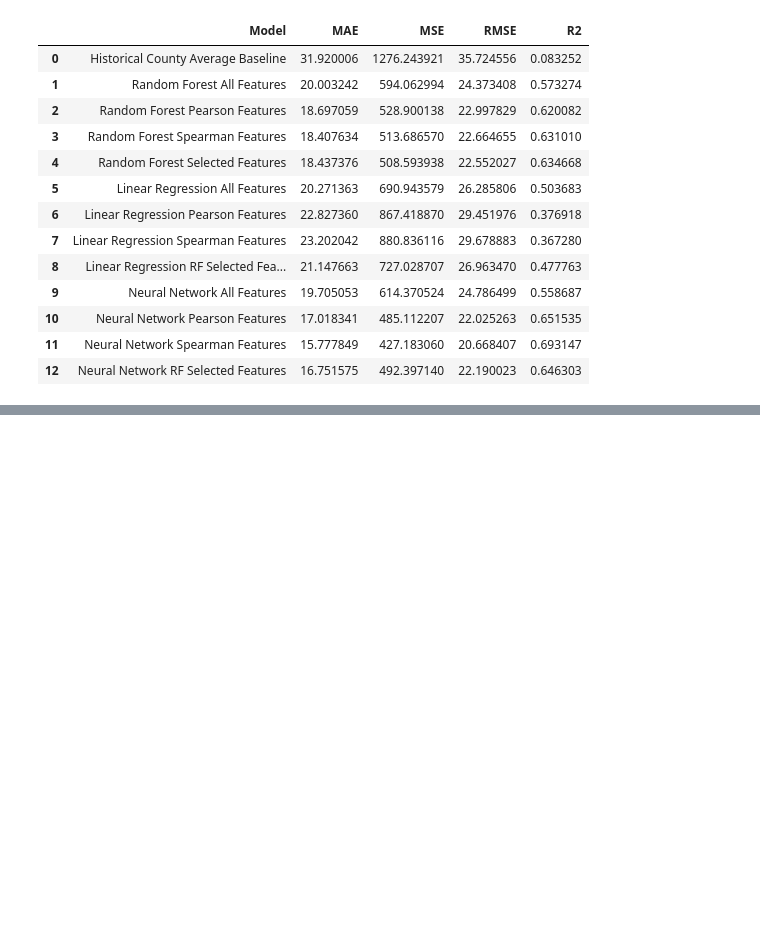
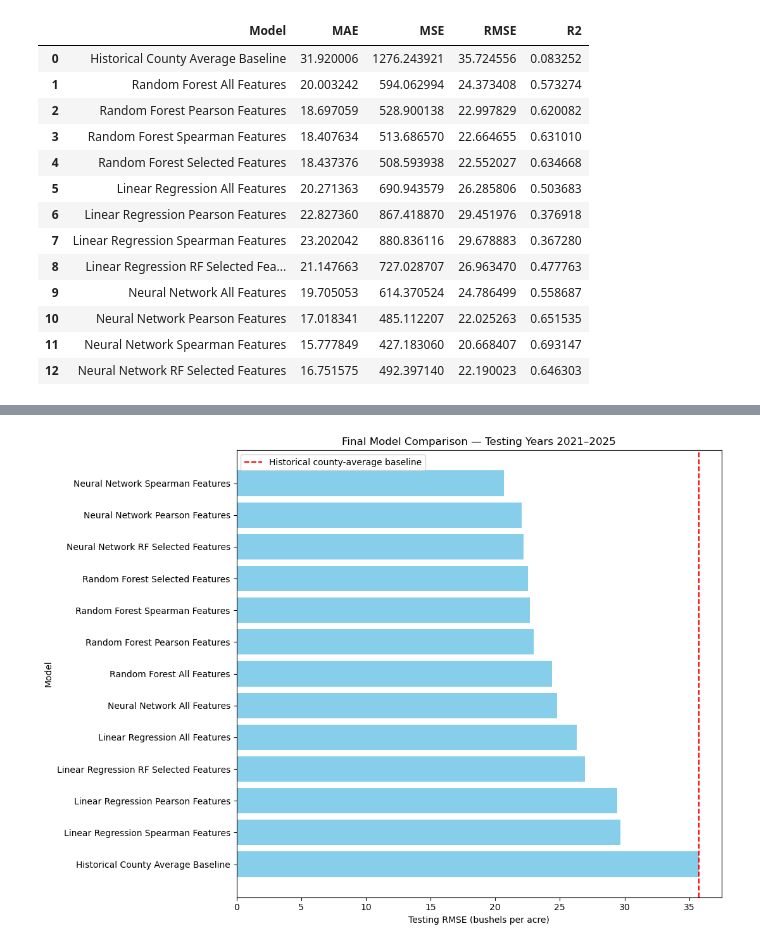
Before and after one commit to JTRIII/corn-yield-thesis, a Jupyter notebook: notebooks/06_model_evaluation_and_final_results.ipynb, the cells around one changed output, grey strips where cells are left out. Cells and saved outputs as stored; diff of their text form; code cells hidden in the pictures; blank space fills up the shorter version.

Commit message:
Final Testing Results Comparison

```diff
--- a/notebooks/06_model_evaluation_and_final_results.ipynb
+++ b/notebooks/06_model_evaluation_and_final_results.ipynb
@@ -3306,0 +3317,6 @@ final_model_comparison
+# %%
+final_test_results = final_model_comparison.copy()
+
+final_test_results = final_test_results.sort_values("RMSE").reset_index(drop=True)
+
+final_test_results
@@ -3306,0 +3373,18 @@ final_model_comparison
+# %%
+plt.figure(figsize=(11, 8))
+
+plt.barh(final_test_results["Model"], final_test_results["RMSE"], color="skyblue")
+
+plt.gca().invert_yaxis()
+
+plt.axvline(final_baseline_rmse, color="red", linestyle="--", label="Historical county-average baseline")
+
+plt.xlabel("Testing RMSE (bushels per acre)")
+plt.ylabel("Model")
+plt.title("Final Model Comparison — Testing Years 2021–2025")
+
+plt.legend()
+plt.tight_layout()
+plt.show()
+# %% [output]
+[figure, added]
```
Also changed, not shown: parts of 3 cells of this notebook.
